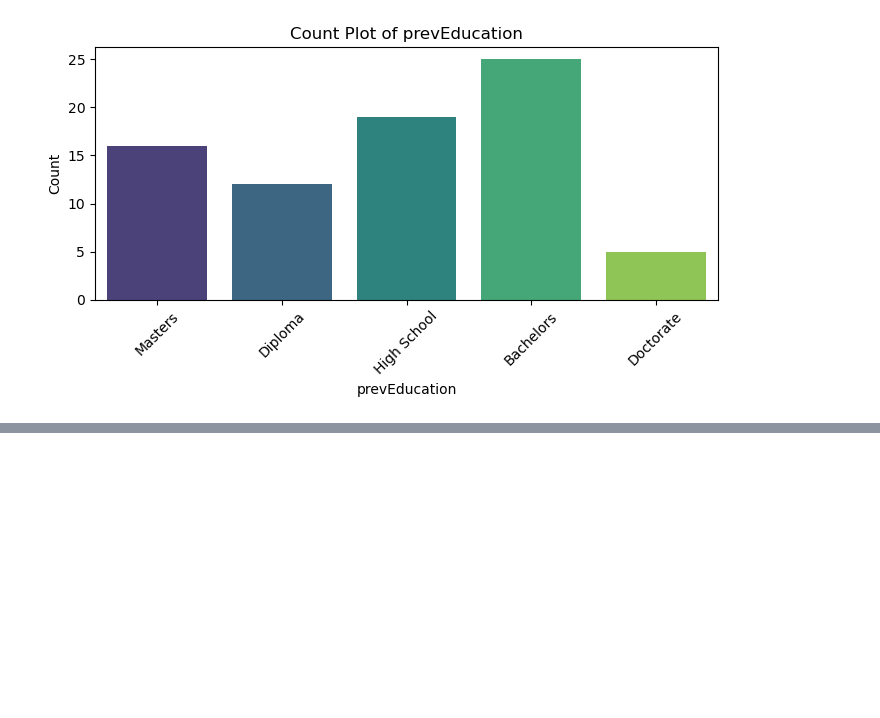
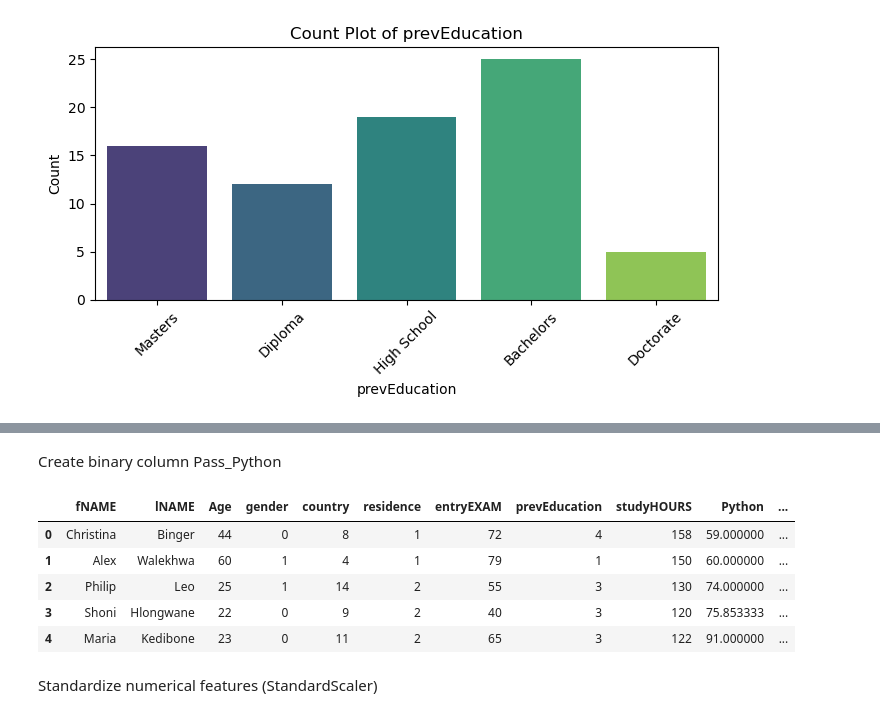
Before and after one commit to sajjadkhazaei/students_performance, a Jupyter notebook: main.ipynb, the cells around one changed output, grey strips where cells are left out. Cells and saved outputs as stored; diff of their text form; code cells hidden in the pictures; blank space fills up the shorter version.

```diff
--- a/main.ipynb
+++ b/main.ipynb
@@ -339,0 +390,14 @@ df[numerical_columns]
+# %% [markdown]
+Create binary column Pass_Python
+# %%
+df['Pass_Python'] = df['Python'].apply(lambda x: 1 if x >= 60 else 0)
+df.head()
+# %% [output]
+|  | fNAME | lNAME | Age | gender | country | residence | entryEXAM | prevEducation | studyHOURS | Python | ... |
+| 0 | Christina | Binger | 44 | 0 | 8 | 1 | 72 | 4 | 158 | 59.000000 | ... |
+| 1 | Alex | Walekhwa | 60 | 1 | 4 | 1 | 79 | 1 | 150 | 60.000000 | ... |
+| 2 | Philip | Leo | 25 | 1 | 14 | 2 | 55 | 3 | 130 | 74.000000 | ... |
+| 3 | Shoni | Hlongwane | 22 | 0 | 9 | 2 | 40 | 3 | 120 | 75.853333 | ... |
+| 4 | Maria | Kedibone | 23 | 0 | 11 | 2 | 65 | 3 | 122 | 91.000000 | ... |
+# %% [markdown]
+Standardize numerical features (StandardScaler)
```
Also changed, not shown: parts of 19 cells of this notebook.
